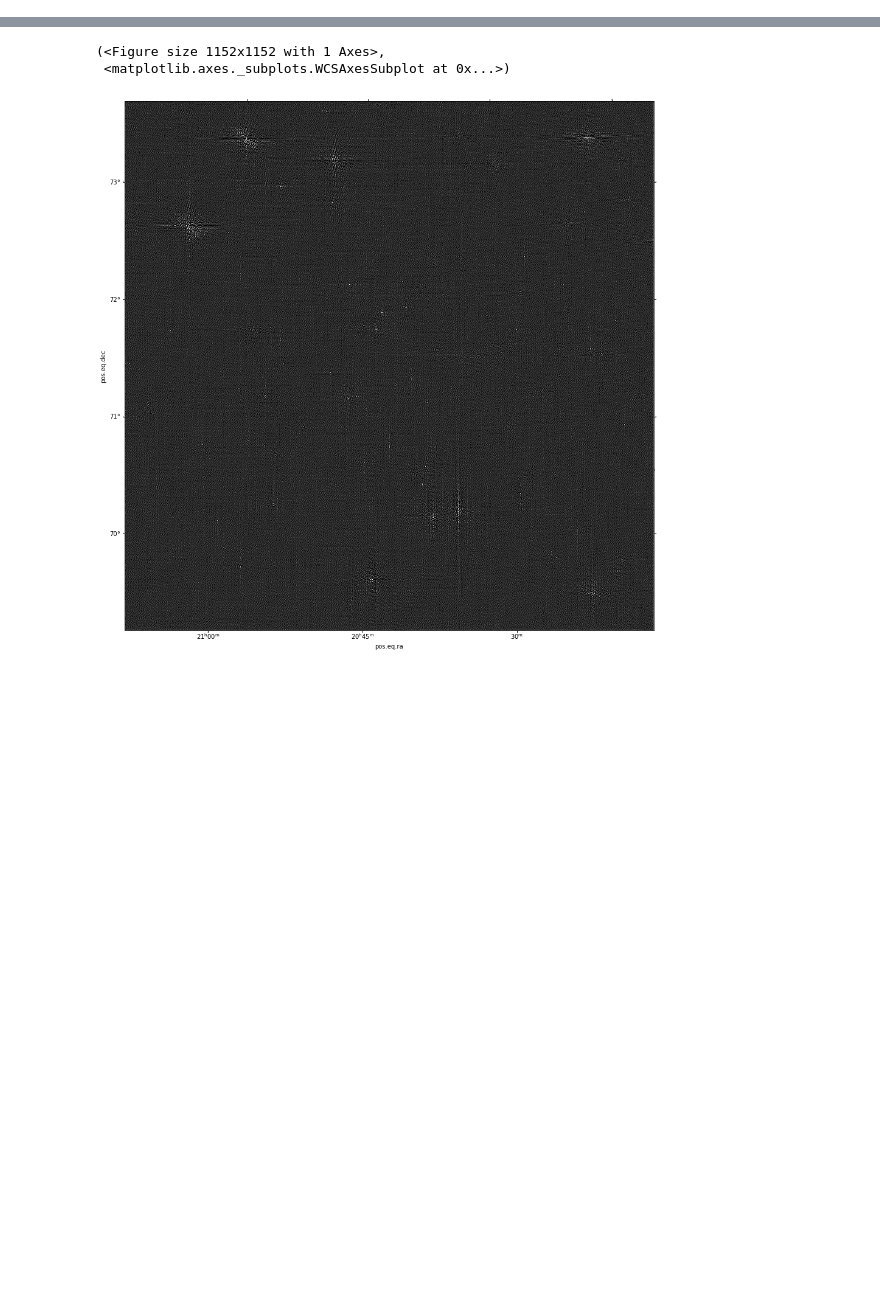
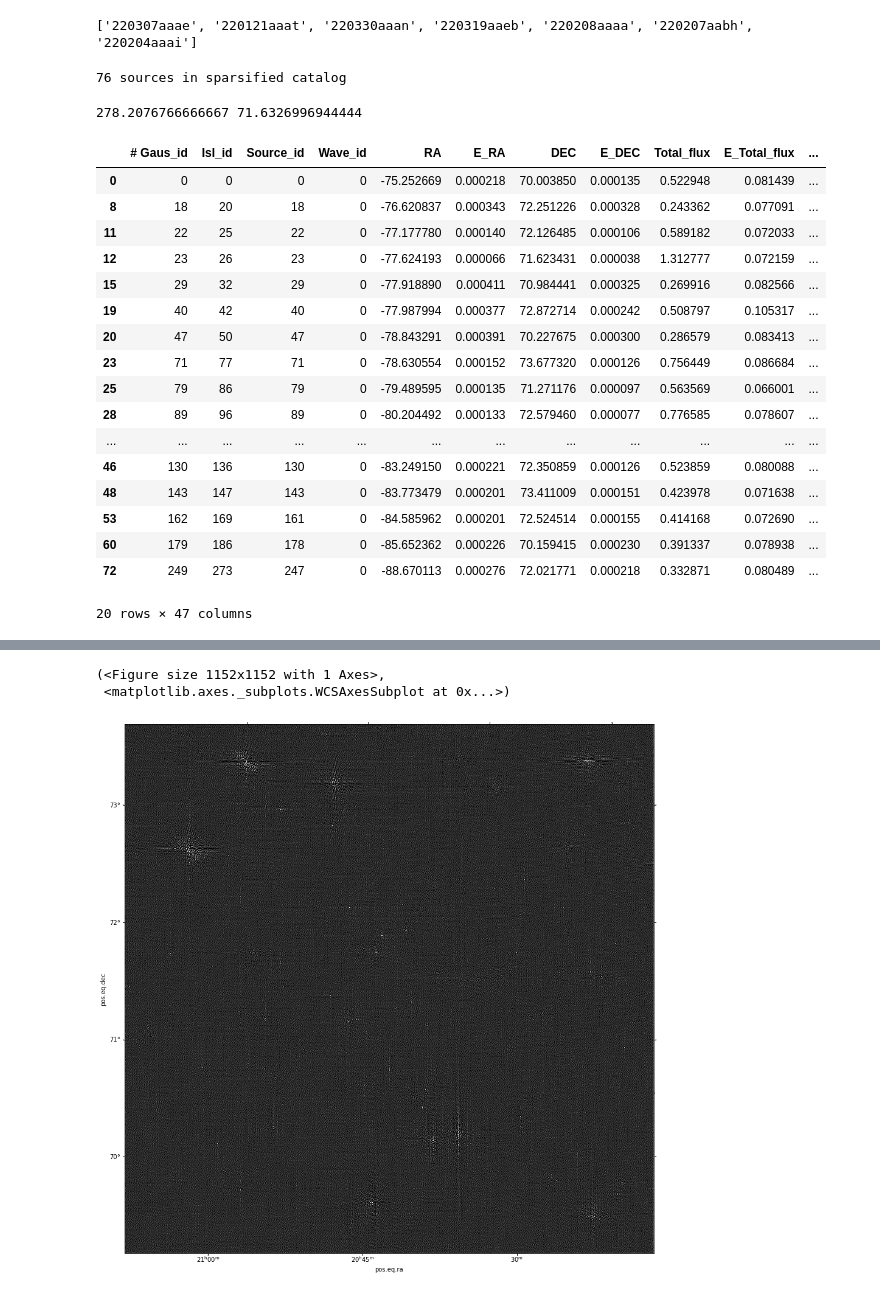
Before and after one commit to dsa110/dsa110-caltools, a Jupyter notebook: notebooks/offset_dsaps1vlass.ipynb, the cells around one changed output, grey strips where cells are left out. Cells and saved outputs as stored; diff of their text form; code cells hidden in the pictures; blank space fills up the shorter version.

```diff
--- a/notebooks/offset_dsaps1vlass.ipynb
+++ b/notebooks/offset_dsaps1vlass.ipynb
@@ -7,0 +13,45 @@ noaodatalab not imported. cannot query legacysurvey...
+# %%
+srcnames = [os.path.basename(fn).split('_')[1].split('-')[0] for fn in gauls]
+print(srcnames)
+# %% [output]
+['220307aaae', '220121aaat', '220330aaan', '220319aaeb', '220208aaaa', '220207aabh', '220204aaai']
+# %%
+srcs = dict(zip(srcnames, zip(gauls,  [image for srcname in srcnames for image in images if srcname in image])))
+# %%
+name = '220204aaai'
+dcat = astrometry.SourceCatalog(image=astrometry.Image(srcs[name][1]), catalogpath=srcs[name][0])
+dcat.load(sparse=True)
+print(f"{len(dcat._sources)} sources in sparsified catalog")
+# %% [output]
+76 sources in sparsified catalog
+# %%
+im = astrometry.Image(srcs[name][1])
+co = im.centre
+print(co.ra.value, co.dec.value)
+# %% [output]
+278.2076766666667 71.6326996944444
+# %%
+vcat = astrometry.VLASSCat().search(coordinates.SkyCoord(co.ra.value, co.dec.value, unit='deg'))
+idx, sep2, _ = dcat.skycoords.match_to_catalog_sky(coordinates.SkyCoord(vcat["RA"], vcat["DEC"], unit='deg'))
+sel = np.where(sep2 < 5*units.arcsec)[0]  # choose dsa sources near vlass sources
+# %%
+dcat._sources.iloc[sel]
+# %% [output]
+|  | # Gaus_id | Isl_id | Source_id | Wave_id | RA | E_RA | DEC | E_DEC | Total_flux | E_Total_flux | ... |
+| 0 | 0 | 0 | 0 | 0 | -75.252669 | 0.000218 | 70.003850 | 0.000135 | 0.522948 | 0.081439 | ... |
+| 8 | 18 | 20 | 18 | 0 | -76.620837 | 0.000343 | 72.251226 | 0.000328 | 0.243362 | 0.077091 | ... |
+| 11 | 22 | 25 | 22 | 0 | -77.177780 | 0.000140 | 72.126485 | 0.000106 | 0.589182 | 0.072033 | ... |
+| 12 | 23 | 26 | 23 | 0 | -77.624193 | 0.000066 | 71.623431 | 0.000038 | 1.312777 | 0.072159 | ... |
+| 15 | 29 | 32 | 29 | 0 | -77.918890 | 0.000411 | 70.984441 | 0.000325 | 0.269916 | 0.082566 | ... |
+| 19 | 40 | 42 | 40 | 0 | -77.987994 | 0.000377 | 72.872714 | 0.000242 | 0.508797 | 0.105317 | ... |
+| 20 | 47 | 50 | 47 | 0 | -78.843291 | 0.000391 | 70.227675 | 0.000300 | 0.286579 | 0.083413 | ... |
+| 23 | 71 | 77 | 71 | 0 | -78.630554 | 0.000152 | 73.677320 | 0.000126 | 0.756449 | 0.086684 | ... |
+| 25 | 79 | 86 | 79 | 0 | -79.489595 | 0.000135 | 71.271176 | 0.000097 | 0.563569 | 0.066001 | ... |
+| 28 | 89 | 96 | 89 | 0 | -80.204492 | 0.000133 | 72.579460 | 0.000077 | 0.776585 | 0.078607 | ... |
+| ... | ... | ... | ... | ... | ... | ... | ... | ... | ... | ... | ... |
+| 46 | 130 | 136 | 130 | 0 | -83.249150 | 0.000221 | 72.350859 | 0.000126 | 0.523859 | 0.080088 | ... |
+| 48 | 143 | 147 | 143 | 0 | -83.773479 | 0.000201 | 73.411009 | 0.000151 | 0.423978 | 0.071638 | ... |
+| 53 | 162 | 169 | 161 | 0 | -84.585962 | 0.000201 | 72.524514 | 0.000155 | 0.414168 | 0.072690 | ... |
+| 60 | 179 | 186 | 178 | 0 | -85.652362 | 0.000226 | 70.159415 | 0.000230 | 0.391337 | 0.078938 | ... |
+| 72 | 249 | 273 | 247 | 0 | -88.670113 | 0.000276 | 72.021771 | 0.000218 | 0.332871 | 0.080489 | ... |
+20 rows × 47 columns
```
Also changed, not shown: parts of 5 cells of this notebook, 1 other file.
